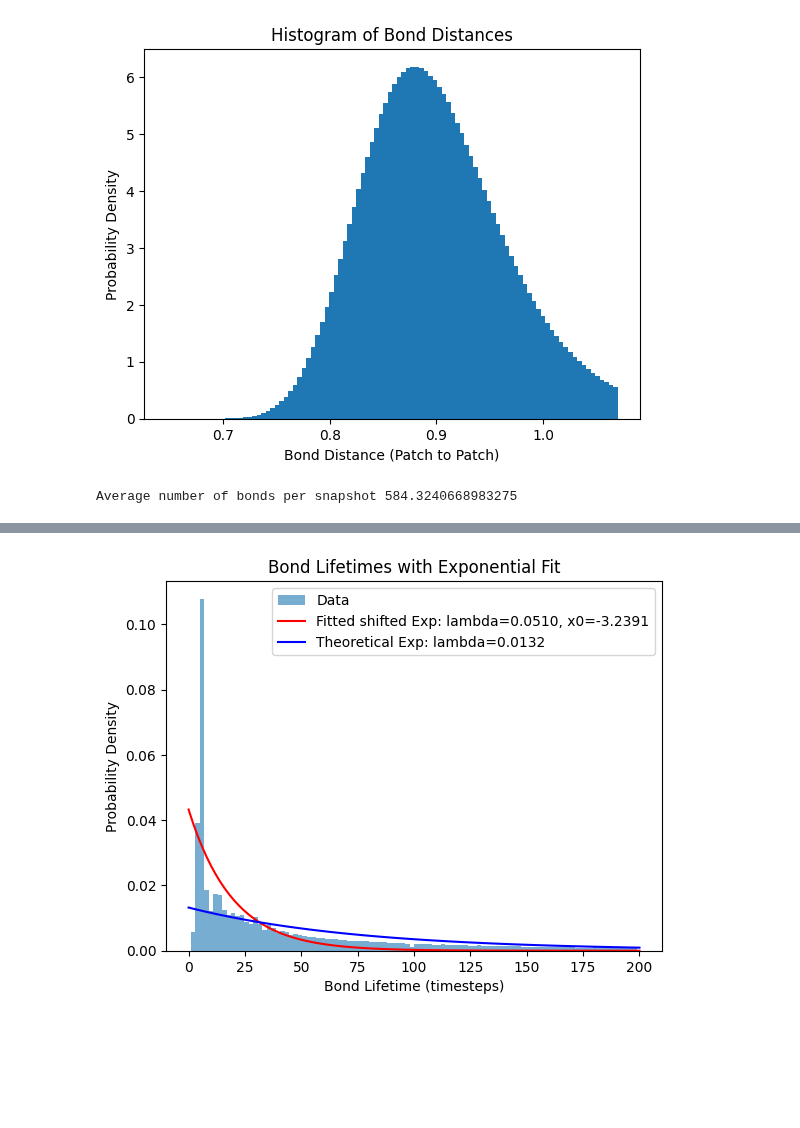
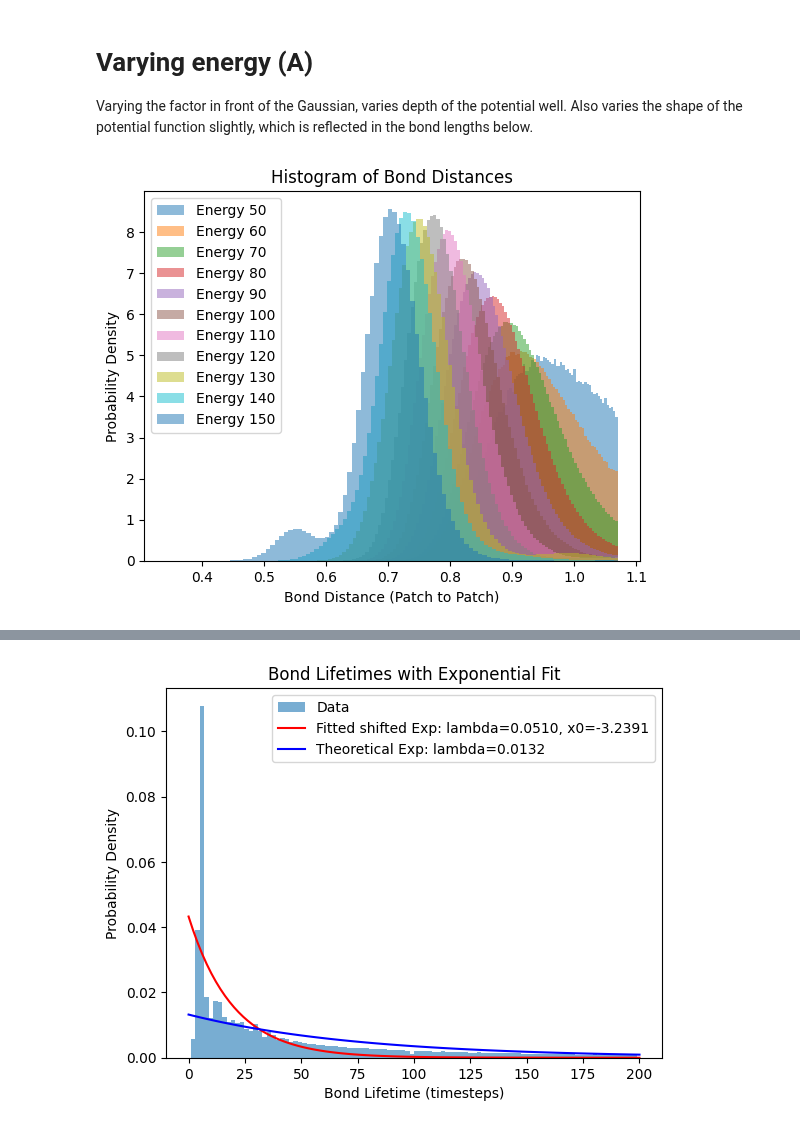
Before and after one commit to anotherbeaver/amine_polymers, a Jupyter notebook: analyze_bonds.ipynb, the cells around one changed output, grey strips where cells are left out. Cells and saved outputs as stored; diff of their text form; code cells hidden in the pictures; blank space fills up the shorter version.

```diff
--- a/analyze_bonds.ipynb
+++ b/analyze_bonds.ipynb
@@ -20,14 +334,28 @@ Number of bonds found: 23373547
+# %% [markdown]
+# Varying energy (A)
+
+Varying the factor in front of the Gaussian, varies depth of the potential well. Also varies the shape of the potential function slightly, which is reflected in the bond lengths below.
 # %%
 # histogram of bond distances
 
+energies = [50, 60, 70, 80, 90, 100, 110, 120, 130, 140, 150]
+
+
 import matplotlib.pyplot as plt
-plt.hist(data[data['timestep']>5000]['distance'], bins=100, density=True)
+import pandas as pd
+
+for energy in energies:
+    file = f'data/amine_bonds_{energy}.0.csv'
+    data = pd.read_csv(file, skiprows=1, delimiter=' ', names=['timestep', 'id1', 'id2', 'x1', 'y1', 'z1', 'x2', 'y2', 'z2', 'distance'])
+    plt.hist(data[data['timestep']>5000]['distance'], bins=100, density=True, label=f'Energy {energy}', alpha=0.5)
+
+plt.xlabel('Bond Distance (Patch to Patch)')
+plt.ylabel('Probability Density')
+plt.title('Histogram of Bond Distances by Energy (Length=0.45)')
+plt.legend()
 plt.xlabel('Bond Distance (Patch to Patch)')
 plt.ylabel('Probability Density')
 plt.title('Histogram of Bond Distances')
 plt.show()
-
-print("Average number of bonds per snapshot", len(data)/data['timestep'].nunique())  # average number of bonds per frame
 # %% [output]
-[figure, old version]
+[figure, new version]
-Average number of bonds per snapshot 584.3240668983275
```
Also changed, not shown: parts of 25 cells of this notebook, 9 other files.
